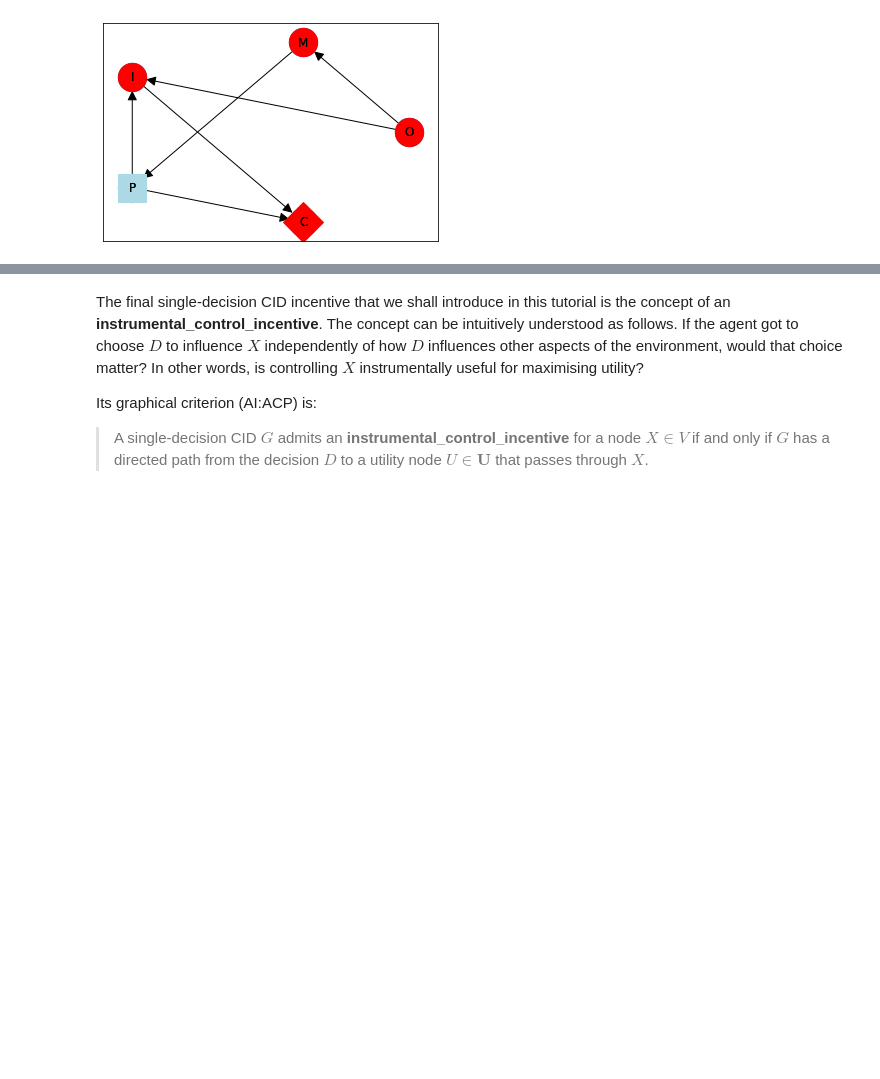
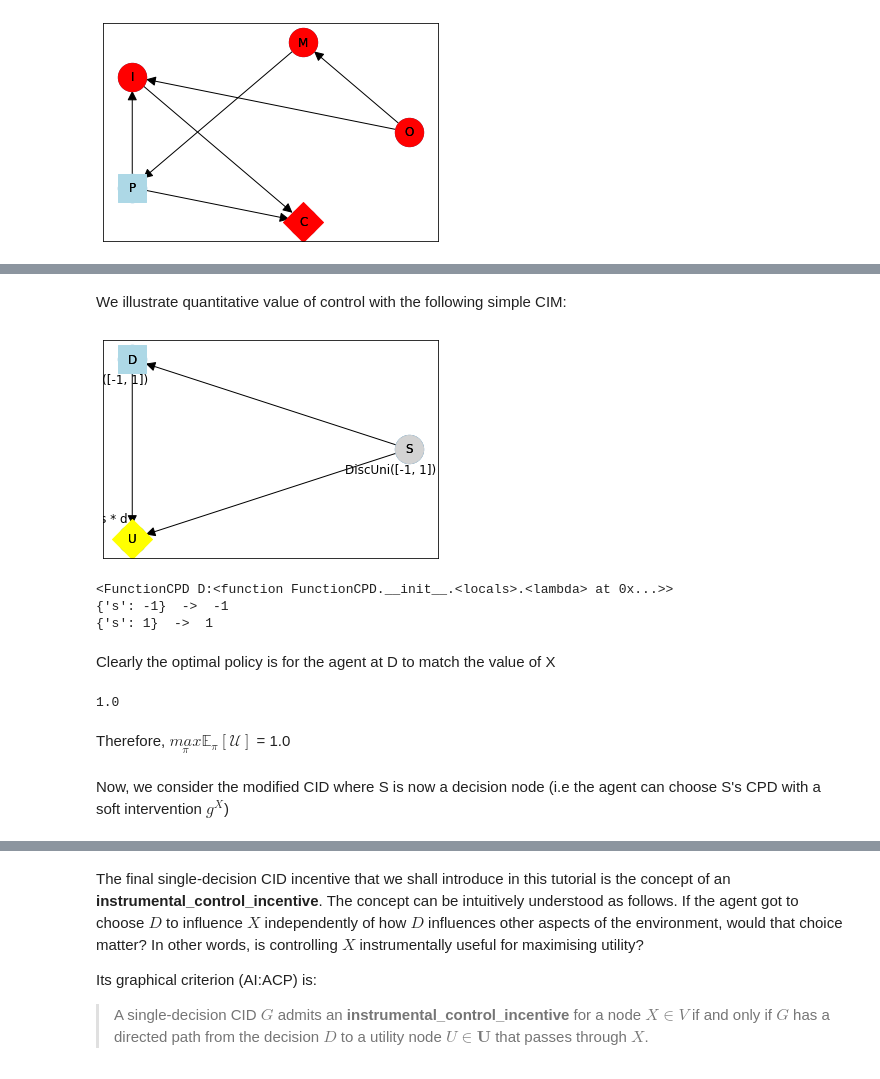
Before and after one commit to causalincentives/pycid, a Jupyter notebook: notebooks/CID_Incentives_Tutorial.ipynb, the cells around one changed output, grey strips where cells are left out. Saved outputs shown, nothing was run; the diff lists cells and outputs as text; code cells hidden in the pictures; blank space fills up the shorter version.

Commit message:
add quantitative voc to incentives notebook

```diff
--- a/notebooks/CID_Incentives_Tutorial.ipynb
+++ b/notebooks/CID_Incentives_Tutorial.ipynb
@@ -307,0 +320,12 @@ cid.draw_property(lambda node: pycid.admits_voc(cid, node))
+# %% [markdown]
+We illustrate quantitative value of control with the following simple CIM:
+# %%
+cid = pycid.CID([("S", "D"), ("S", "U"), ("D", "U")], decisions=["D"], utilities=["U"])
+cpd_s = pycid.UniformRandomCPD("S", [-1, 1])
+cpd_u = pycid.FunctionCPD("U", lambda s, d: s * d)
+cpd_d = pycid.DecisionDomain("D", [-1, 1])
+cid.add_cpds(cpd_d, cpd_s, cpd_u)
+# %%
+cid.draw()
+# %% [output]
+[figure, added]
@@ -307,0 +334,16 @@ cid.draw_property(lambda node: pycid.admits_voc(cid, node))
+# %%
+cid.get_cpds('D')
+# %% [output]
+<FunctionCPD D:<function FunctionCPD.__init__.<locals>.<lambda> at 0x...>>
+{'s': -1}  ->  -1
+{'s': 1}  ->  1
+# %% [markdown]
+Clearly the optimal policy is for the agent at D to match the value of X
+# %%
+cid.expected_utility({})
+# %% [output]
+1.0
+# %% [markdown]
+Therefore, $\underset{\pi}{max}\mathbb{E}_\pi[\mathcal{U}]$ = 1.0
+# %% [markdown]
+Now, we consider the modified CID where S is now a decision node (i.e the agent can choose S's CPD with a soft intervention $g^X$)
```
Also changed, not shown: parts of 18 cells of this notebook, 1 other file.
